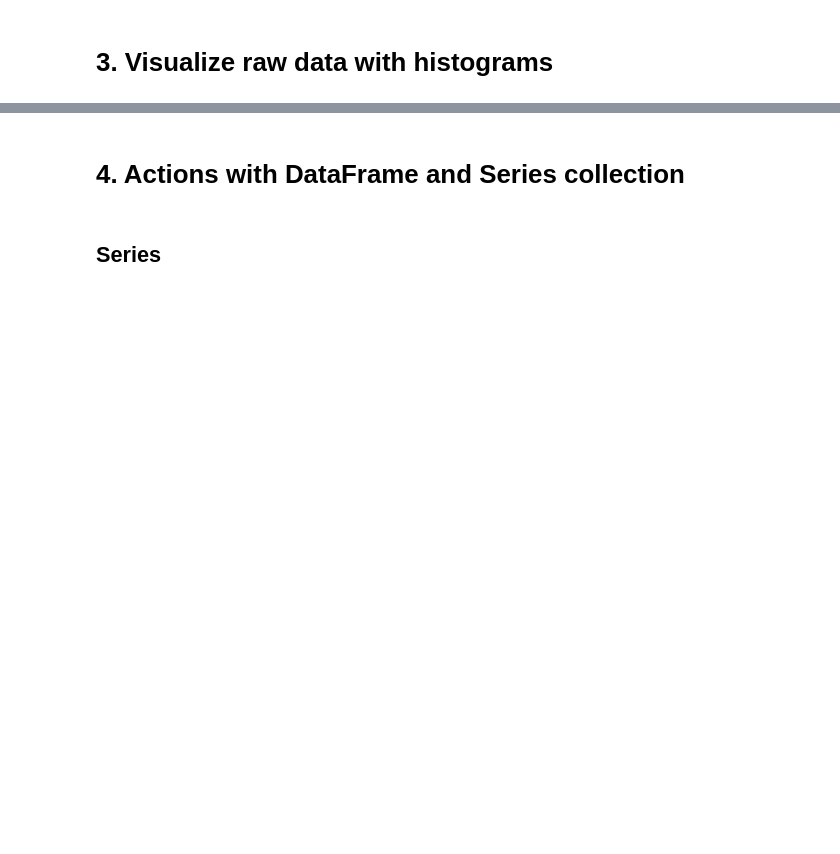
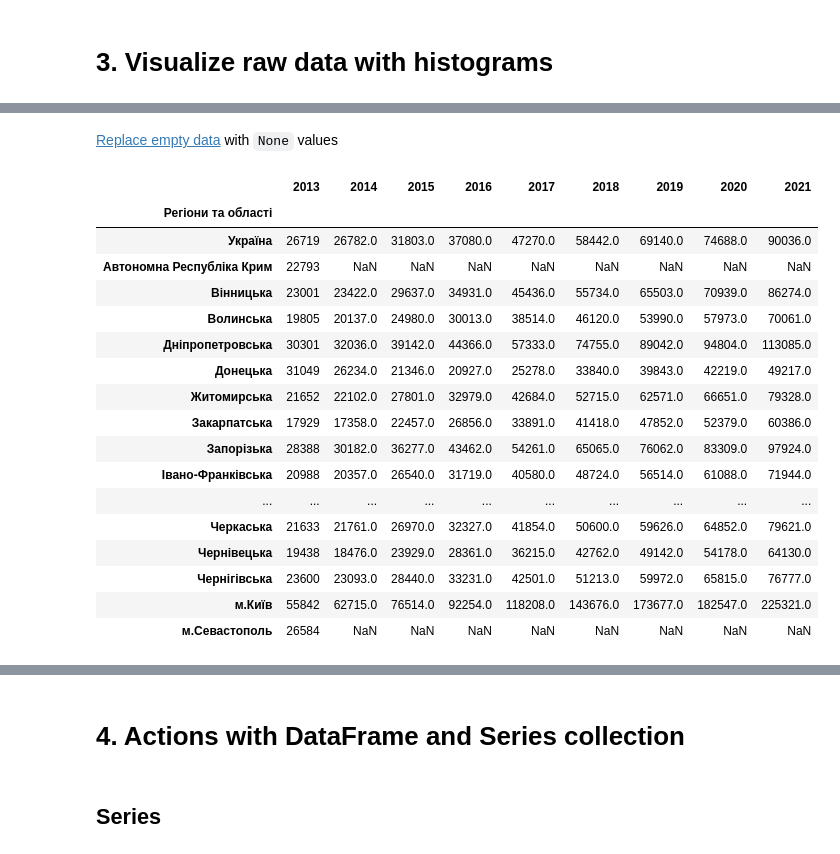
Before and after one commit to smoklien/kpi-machine-learning, a Jupyter notebook: lab-1/src/main.ipynb, the cells around one changed output, grey strips where cells are left out. Drawn from its saved outputs; the diff is of its cells as text; code cells hidden in the pictures; blank space fills up the shorter version.

```diff
--- a/lab-1/src/main.ipynb
+++ b/lab-1/src/main.ipynb
@@ -41,3 +85,28 @@ raw_df.set_index('Регіони та області', inplace=True)
+# %% [markdown]
+[Replace empty data](#5-data-cleaning) with `None` values
+# %%
+df = df.apply(pd.to_numeric, errors='coerce')
+
+df
+# %% [output]
+|  | 2013 | 2014 | 2015 | 2016 | 2017 | 2018 | 2019 | 2020 | 2021 |
+| Регіони та області |  |  |  |  |  |  |  |  |  |
+| Україна | 26719 | 26782.0 | 31803.0 | 37080.0 | 47270.0 | 58442.0 | 69140.0 | 74688.0 | 90036.0 |
+| Автономна Республіка Крим | 22793 | NaN | NaN | NaN | NaN | NaN | NaN | NaN | NaN |
+| Вінницька | 23001 | 23422.0 | 29637.0 | 34931.0 | 45436.0 | 55734.0 | 65503.0 | 70939.0 | 86274.0 |
+| Волинська | 19805 | 20137.0 | 24980.0 | 30013.0 | 38514.0 | 46120.0 | 53990.0 | 57973.0 | 70061.0 |
+| Дніпропетровська | 30301 | 32036.0 | 39142.0 | 44366.0 | 57333.0 | 74755.0 | 89042.0 | 94804.0 | 113085.0 |
+| Донецька | 31049 | 26234.0 | 21346.0 | 20927.0 | 25278.0 | 33840.0 | 39843.0 | 42219.0 | 49217.0 |
+| Житомирська | 21652 | 22102.0 | 27801.0 | 32979.0 | 42684.0 | 52715.0 | 62571.0 | 66651.0 | 79328.0 |
+| Закарпатська | 17929 | 17358.0 | 22457.0 | 26856.0 | 33891.0 | 41418.0 | 47852.0 | 52379.0 | 60386.0 |
+| Запорізька | 28388 | 30182.0 | 36277.0 | 43462.0 | 54261.0 | 65065.0 | 76062.0 | 83309.0 | 97924.0 |
+| Івано-Франківська | 20988 | 20357.0 | 26540.0 | 31719.0 | 40580.0 | 48724.0 | 56514.0 | 61088.0 | 71944.0 |
+| ... | ... | ... | ... | ... | ... | ... | ... | ... | ... |
+| Черкаська | 21633 | 21761.0 | 26970.0 | 32327.0 | 41854.0 | 50600.0 | 59626.0 | 64852.0 | 79621.0 |
+| Чернівецька | 19438 | 18476.0 | 23929.0 | 28361.0 | 36215.0 | 42762.0 | 49142.0 | 54178.0 | 64130.0 |
+| Чернігівська | 23600 | 23093.0 | 28440.0 | 33231.0 | 42501.0 | 51213.0 | 59972.0 | 65815.0 | 76777.0 |
+| м.Київ | 55842 | 62715.0 | 76514.0 | 92254.0 | 118208.0 | 143676.0 | 173677.0 | 182547.0 | 225321.0 |
+| м.Севастополь | 26584 | NaN | NaN | NaN | NaN | NaN | NaN | NaN | NaN |
 # %%
 import matplotlib.pyplot as plt
 
```
Also changed, not shown: parts of 79 cells of this notebook, 3 other files.
